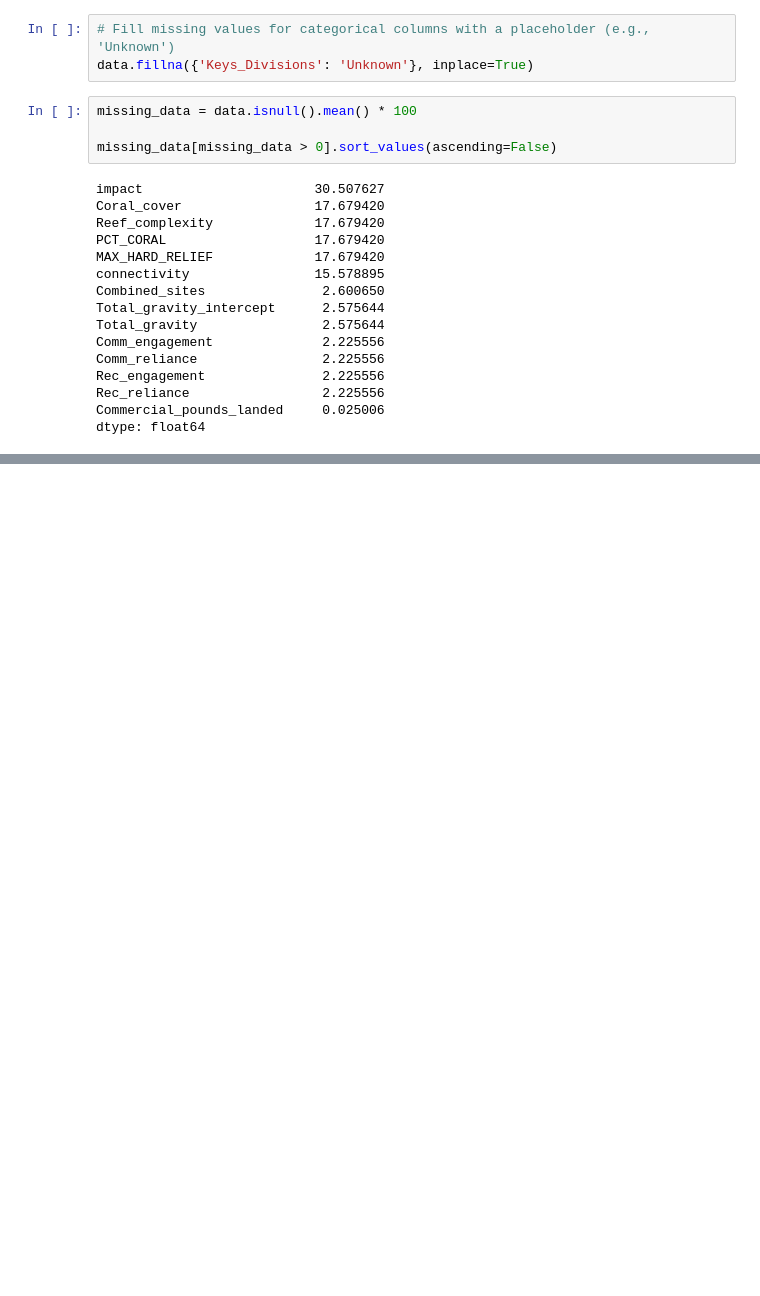
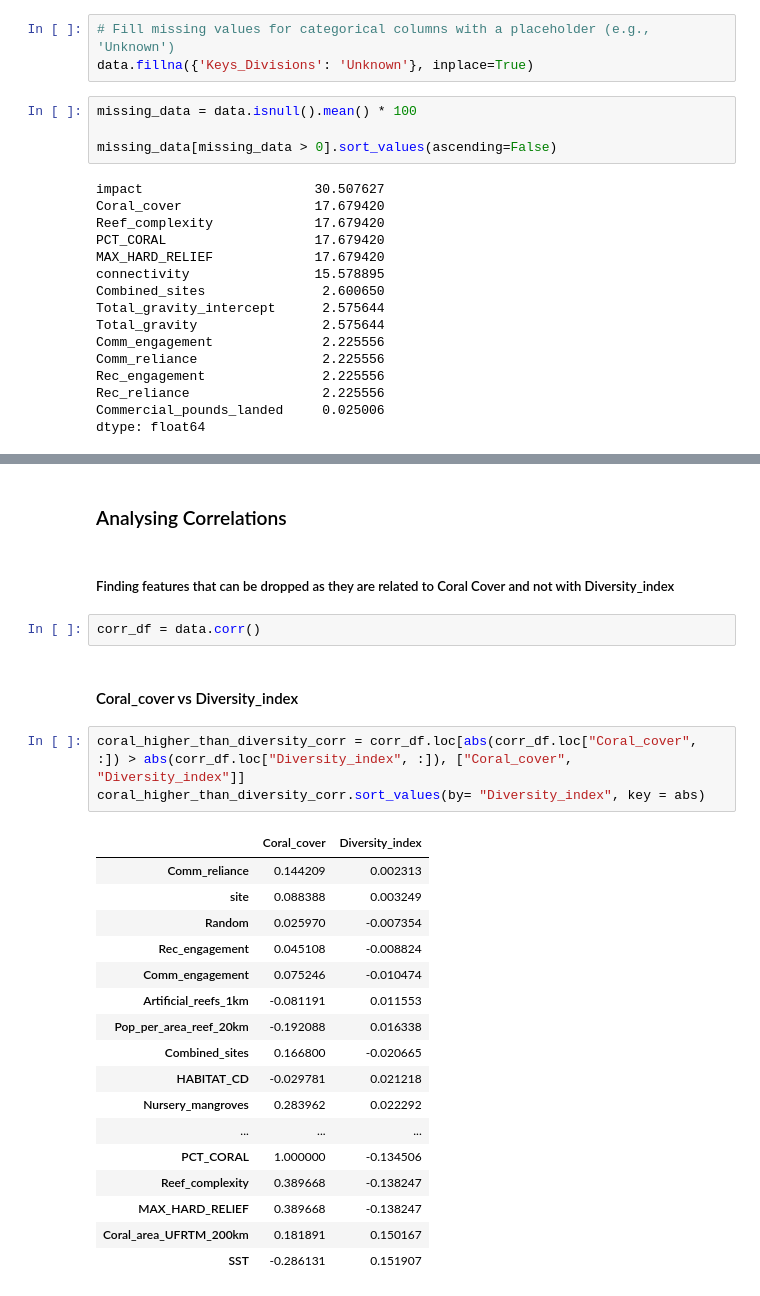
Before and after one commit to gpealat/coralreef, a Jupyter notebook: Notebooks/Data Exploration.ipynb, the cells around one changed output, grey strips where cells are left out. Saved outputs shown, nothing was run; the diff lists cells and outputs as text; blank space fills up the shorter version.

```diff
--- a/Notebooks/Data Exploration.ipynb
+++ b/Notebooks/Data Exploration.ipynb
@@ -269 +269,30 @@ FKNMS                             1
 dtype: int64
+# %% [markdown]
+### Analysing Correlations
+# %% [markdown]
+##### Finding features that can be dropped as they are related to Coral Cover and not with Diversity_index
+# %%
+corr_df = data.corr()
+# %% [markdown]
+#### Coral_cover vs Diversity_index
+# %%
+coral_higher_than_diversity_corr = corr_df.loc[abs(corr_df.loc["Coral_cover", :]) > abs(corr_df.loc["Diversity_index", :]), ["Coral_cover", "Diversity_index"]]
+coral_higher_than_diversity_corr.sort_values(by= "Diversity_index", key = abs)
+# %% [output]
+|  | Coral_cover | Diversity_index |
+| Comm_reliance | 0.144209 | 0.002313 |
+| site | 0.088388 | 0.003249 |
+| Random | 0.025970 | -0.007354 |
+| Rec_engagement | 0.045108 | -0.008824 |
+| Comm_engagement | 0.075246 | -0.010474 |
+| Artificial_reefs_1km | -0.081191 | 0.011553 |
+| Pop_per_area_reef_20km | -0.192088 | 0.016338 |
+| Combined_sites | 0.166800 | -0.020665 |
+| HABITAT_CD | -0.029781 | 0.021218 |
+| Nursery_mangroves | 0.283962 | 0.022292 |
+| ... | ... | ... |
+| PCT_CORAL | 1.000000 | -0.134506 |
+| Reef_complexity | 0.389668 | -0.138247 |
+| MAX_HARD_RELIEF | 0.389668 | -0.138247 |
+| Coral_area_UFRTM_200km | 0.181891 | 0.150167 |
+| SST | -0.286131 | 0.151907 |
```
Also changed, not shown: parts of 11 cells of this notebook.
